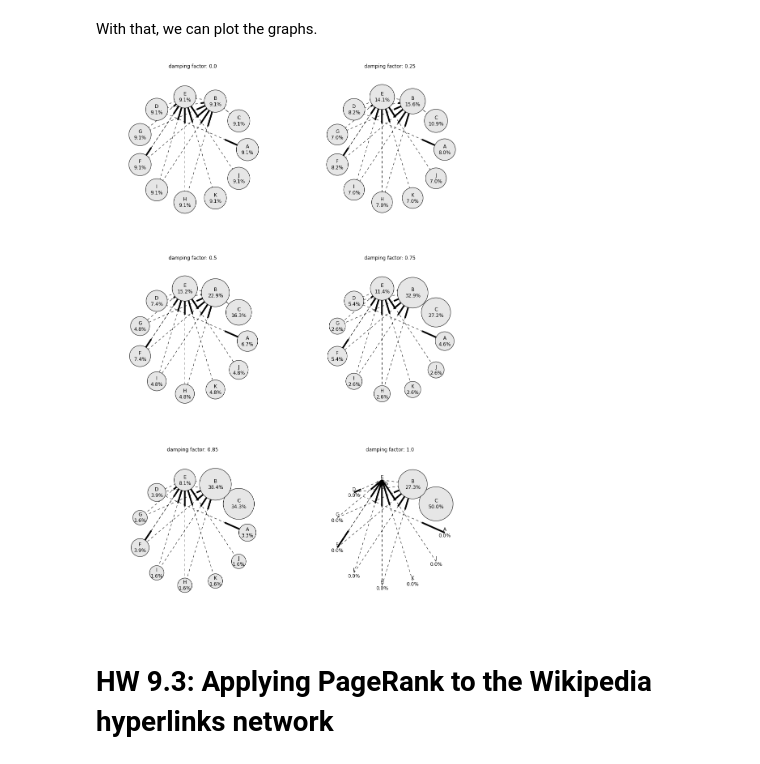
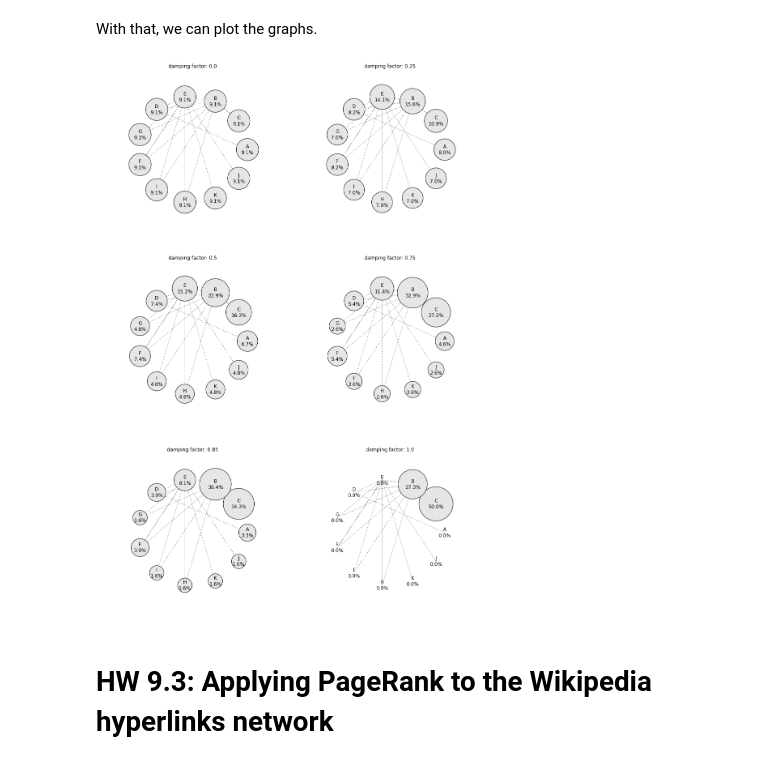
Before and after one commit to mseltz/W261-Fall2016, a Jupyter notebook: Week09/MIDS-W261-2016-HWK-Week09-Dang.ipynb, the cells around one changed output. Cells and saved outputs as stored; diff of their text form; code cells hidden in the pictures.

```diff
--- a/Week09/MIDS-W261-2016-HWK-Week09-Dang.ipynb
+++ b/Week09/MIDS-W261-2016-HWK-Week09-Dang.ipynb
@@ -19,8 +19,8 @@ require(['base/js/utils'], function(utils) {
 # Specify Hadoop Settings
 # %%
 hdfs_base_folder = '/user/ubuntu'
-mapper_count = 2
-reducer_count = 1
+mapper_count = 32
+reducer_count = 32
 # %% [markdown]
 # Code Legibility Utilities
 # %% [markdown]
@@ -877,7 +880,7 @@ so that each nodes radius is proportional to its PageRank score.
 import matplotlib
 import networkx
 
-def plot_damping_factor(subplot, damping_factor, page_ranks):
+def plot_page_rank(subplot, title, page_ranks):
 
     # Build up edges and create a graph
 
@@ -887,6 +890,7 @@ def plot_damping_factor(subplot, damping_factor, page_ranks):
         page_rank, neighbors = value
         graph.add_edges_from([
             (name, neighbor_name) for neighbor_name in neighbors.iterkeys()
+                if neighbor_name in page_ranks
         ])
 
     # Compute node sizes and labels based on page rank values. Use square roots of the
@@ -897,17 +901,19 @@ def plot_damping_factor(subplot, damping_factor, page_ranks):
             for node_id in graph.nodes()
     ]
 
-    node_labels = {
-        node_id: node_id + '\n' + ('%0.01f' % (page_ranks[node_id][0] * 100)) + '%'
-            for node_id in graph.nodes()
-    }
-
     # Create a circular layout for consistency unless we have too many nodes for the
     # circle to make sense.
 
-    if len(node_labels) <= 20:
+    if len(node_sizes) <= 20:
+        node_labels = {
+            node_id: node_id + '\n' + ('%0.01f' % (page_ranks[node_id][0] * 100)) + '%'
+                for node_id in graph.nodes()
+        }
+
         node_positions = networkx.circular_layout(graph)
     else:
+        node_labels = { node_id: '' for node_id in graph.nodes() }
+
         node_positions = networkx.fruchterman_reingold_layout(graph)
 
     # Plot the graph
@@ -915,14 +921,15 @@ def plot_damping_factor(subplot, damping_factor, page_ranks):
     networkx.draw_networkx(
         graph,
         ax = subplot,
-        style = 'dashed',
+        style = 'dotted',
+        arrows = False,
         node_color = '0.9',
         pos = node_positions,
         node_size = node_sizes,
         labels = node_labels)
 
     subplot.axis('off')
-    subplot.set_title('damping factor: ' + str(damping_factor))
+    subplot.set_title(title)
 # %% [markdown]
 ## Run PageRank with various damping factors
 # %% [markdown]
@@ -944,19 +951,19 @@ With that, we can plot the graphs.
 # %%
 import math
 
 graph_id = 0
 
 grid_cols = 2
 grid_rows = math.ceil(len(damping_factors) / grid_cols)
 
 fig = matplotlib.pyplot.figure(figsize = (16, 8 * grid_rows))
 
 for damping_factor, page_ranks in sorted(graphs.iteritems()):
     graph_id += 1
     subplot = fig.add_subplot(grid_rows, grid_cols, graph_id)
-    plot_damping_factor(subplot, damping_factor, page_ranks)
+    plot_page_rank(subplot, 'damping factor: ' + str(damping_factor), page_ranks)
 # %% [output]
-[figure, old version]
+[figure, new version]
 # %% [markdown]
 # HW 9.3: Applying PageRank to the Wikipedia hyperlinks network
 # %% [markdown]
```
Also changed, not shown: parts of 46 cells of this notebook.
